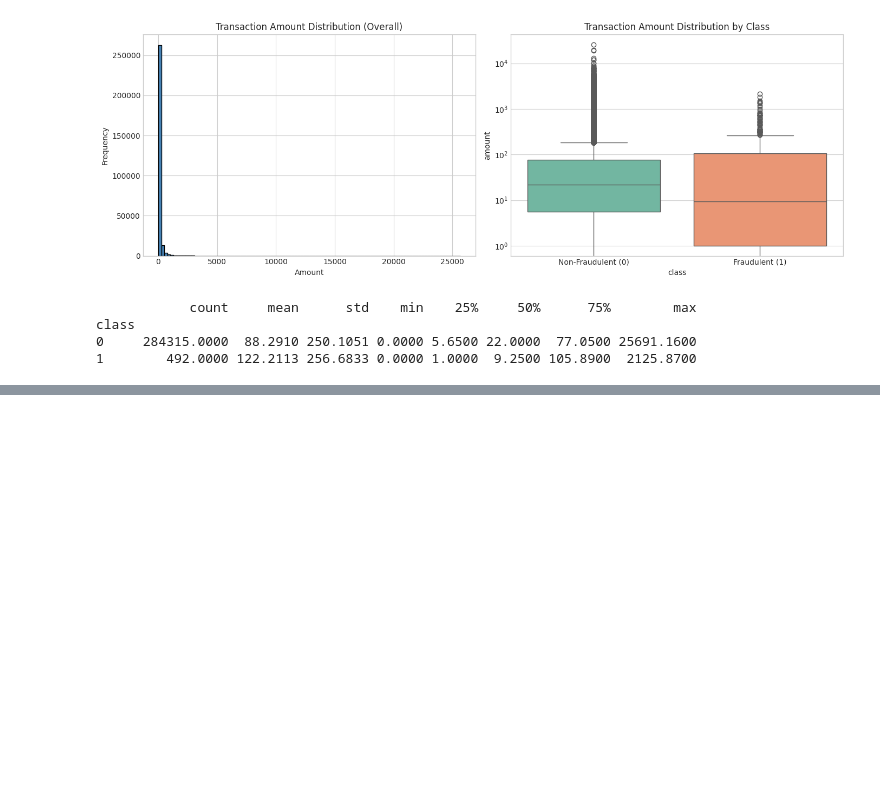
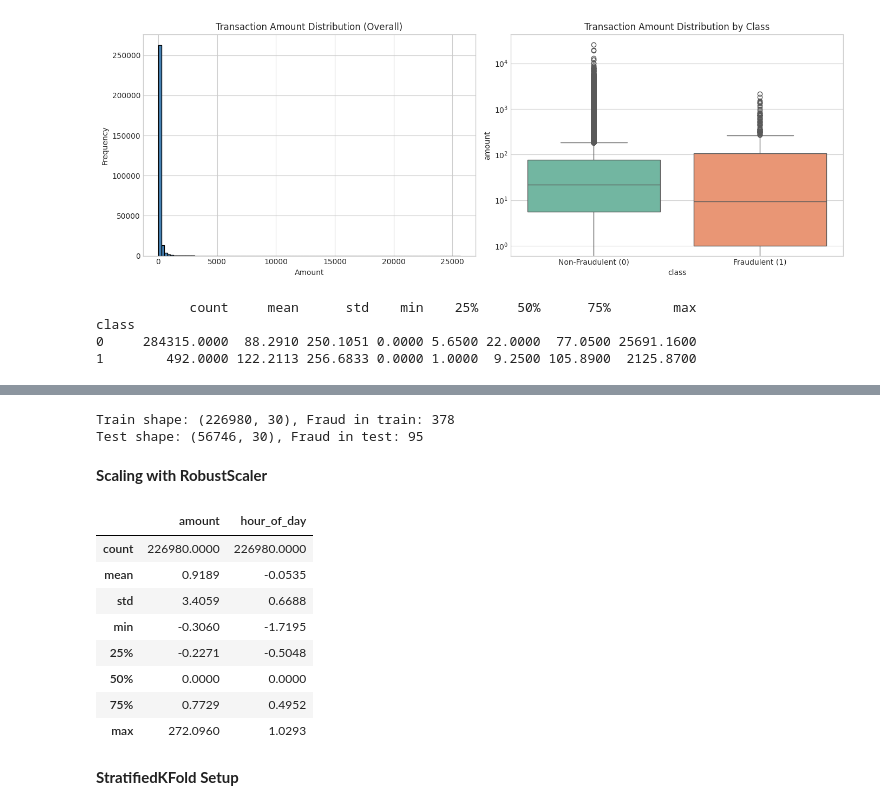
Before and after one commit to otuemre/FraudDetectAI, a Jupyter notebook: src/notebooks/FraudDetectAI.ipynb, the cells around one changed output, grey strips where cells are left out. Cells and saved outputs as stored; diff of their text form; code cells hidden in the pictures; blank space fills up the shorter version.

```diff
--- a/src/notebooks/FraudDetectAI.ipynb
+++ b/src/notebooks/FraudDetectAI.ipynb
@@ -225,0 +295,38 @@ plt.show()
+# %%
+# Train-Test Split
+X_train, X_test, y_train, y_test = train_test_split(
+    X, y, test_size=TEST_SIZE, random_state=SEED, stratify=y
+)
+
+print(f"Train shape: {X_train.shape}, Fraud in train: {y_train.sum()}")
+print(f"Test shape: {X_test.shape}, Fraud in test: {y_test.sum()}")
+# %% [output]
+Train shape: (226980, 30), Fraud in train: 378
+Test shape: (56746, 30), Fraud in test: 95
+# %% [markdown]
+**Scaling with RobustScaler**
+# %%
+# Scale features
+scale_columns = ["amount", "hour_of_day"]
+
+scaler = RobustScaler()
+
+X_train_scaled = X_train.copy()
+X_test_scaled = X_test.copy()
+
+X_train_scaled[scale_columns] = scaler.fit_transform(X_train[scale_columns])
+X_test_scaled[scale_columns] = scaler.transform(X_test[scale_columns])
+
+X_train_scaled[scale_columns].describe()
+# %% [output]
+|  | amount | hour_of_day |
+| count | 226980.0000 | 226980.0000 |
+| mean | 0.9189 | -0.0535 |
+| std | 3.4059 | 0.6688 |
+| min | -0.3060 | -1.7195 |
+| 25% | -0.2271 | -0.5048 |
+| 50% | 0.0000 | 0.0000 |
+| 75% | 0.7729 | 0.4952 |
+| max | 272.0960 | 1.0293 |
+# %% [markdown]
+**StratifiedKFold Setup**
```
Also changed, not shown: parts of 8 cells of this notebook.
